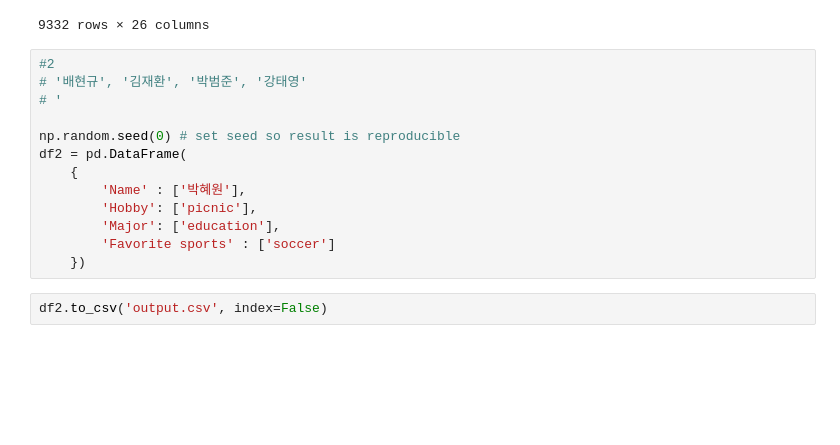
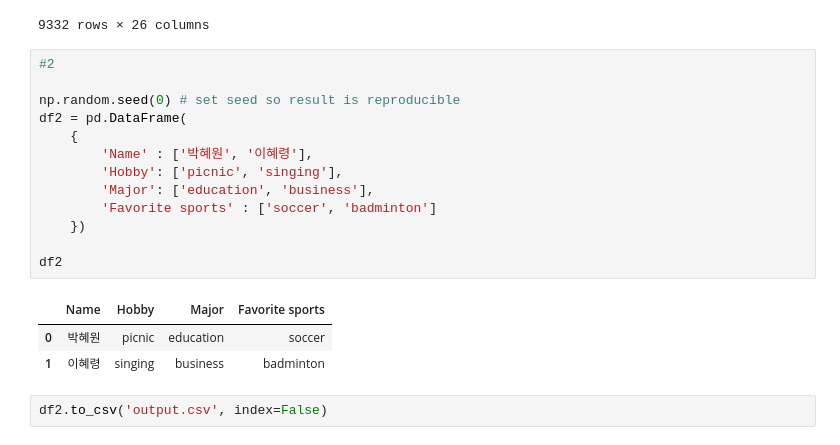
Before and after one commit to hyewon00/MLclass, a Jupyter notebook: ch_02/ML_0912_2.ipynb, the cells around one changed output. Drawn from its saved outputs; the diff is of its cells as text; blank space fills up the shorter version.

```diff
--- a/ch_02/ML_0912_2.ipynb
+++ b/ch_02/ML_0912_2.ipynb
@@ -386,16 +384,20 @@ df1
 9332 rows × 26 columns
 # %%
 #2
-# '배현규', '김재환', '박범준', '강태영'
-# '
 
 np.random.seed(0) # set seed so result is reproducible
 df2 = pd.DataFrame(
     {
-        'Name' : ['박혜원'],
-        'Hobby': ['picnic'],
-        'Major': ['education'],
-        'Favorite sports' : ['soccer']
+        'Name' : ['박혜원', '이혜령'],
+        'Hobby': ['picnic', 'singing'],
+        'Major': ['education', 'business'],
+        'Favorite sports' : ['soccer', 'badminton']
     })
+
+df2
+# %% [output]
+|  | Name | Hobby | Major | Favorite sports |
+| 0 | 박혜원 | picnic | education | soccer |
+| 1 | 이혜령 | singing | business | badminton |
 # %%
 df2.to_csv('output.csv', index=False)
```
Also changed, not shown: parts of 6 cells of this notebook.
